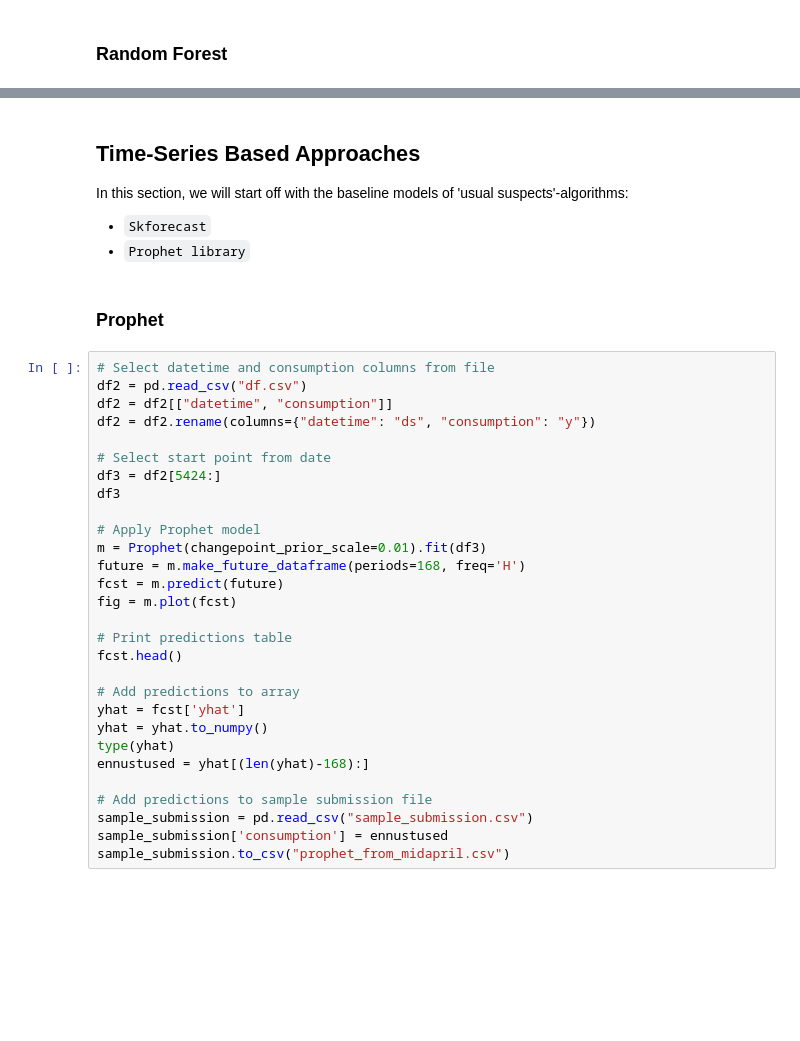
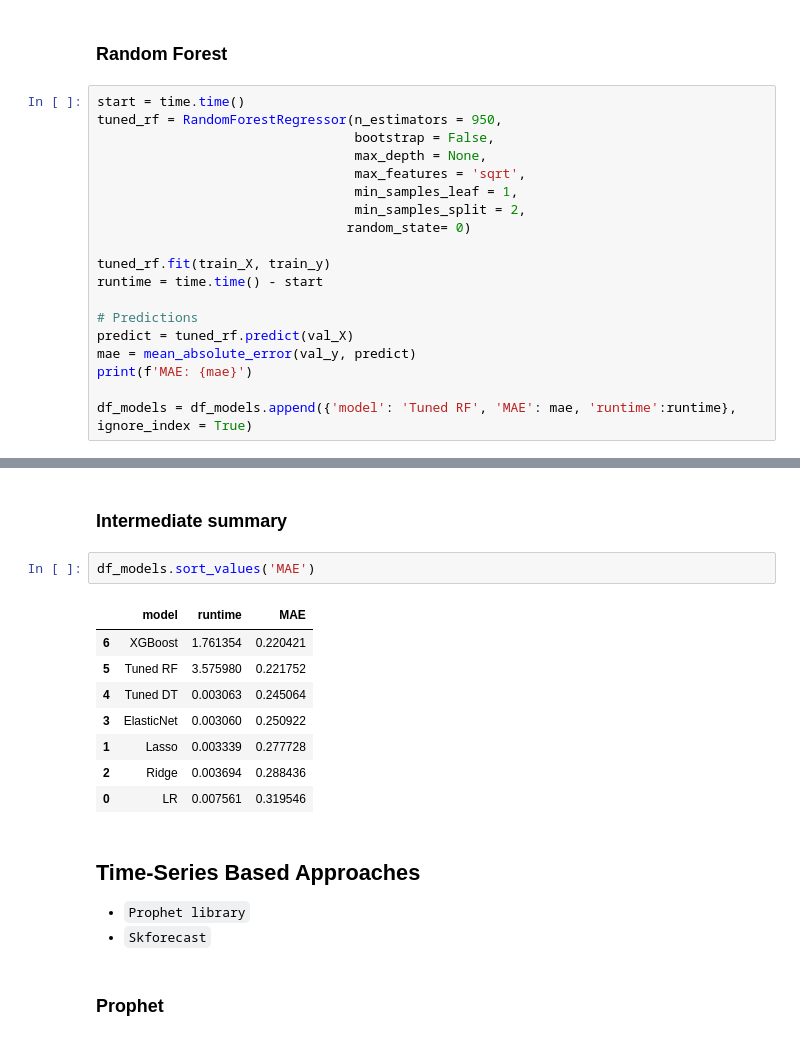
Before and after one commit to qetdr/ML-Electricity-Consumption, a Jupyter notebook: 0_CompleteNotebook.ipynb, the cells around one changed output, grey strips where cells are left out. Saved outputs shown, nothing was run; the diff lists cells and outputs as text; blank space fills up the shorter version.

```diff
--- a/0_CompleteNotebook.ipynb
+++ b/0_CompleteNotebook.ipynb
@@ -526,2 +582,21 @@ df_models.sort_values('MAE', ascending = True)
 # %% [markdown]
 ### Random Forest
+# %%
+start = time.time()
+tuned_rf = RandomForestRegressor(n_estimators = 950,
+                                 bootstrap = False,
+                                 max_depth = None,
+                                 max_features = 'sqrt',
+                                 min_samples_leaf = 1,
+                                 min_samples_split = 2,
+                                random_state= 0)
+
+tuned_rf.fit(train_X, train_y)
+runtime = time.time() - start
+
+# Predictions
+predict = tuned_rf.predict(val_X)
+mae = mean_absolute_error(val_y, predict)
+print(f'MAE: {mae}')
+
+df_models = df_models.append({'model': 'Tuned RF', 'MAE': mae, 'runtime':runtime}, ignore_index = True)
@@ -528,36 +626,20 @@ df_models.sort_values('MAE', ascending = True)
+# %% [markdown]
+### Intermediate summary
+# %%
+df_models.sort_values('MAE')
+# %% [output]
+|  | model | runtime | MAE |
+| 6 | XGBoost | 1.761354 | 0.220421 |
+| 5 | Tuned RF | 3.575980 | 0.221752 |
+| 4 | Tuned DT | 0.003063 | 0.245064 |
+| 3 | ElasticNet | 0.003060 | 0.250922 |
+| 1 | Lasso | 0.003339 | 0.277728 |
+| 2 | Ridge | 0.003694 | 0.288436 |
+| 0 | LR | 0.007561 | 0.319546 |
 # %% [markdown]
 ## Time-Series Based Approaches
-In this section, we will start off with the baseline models of 'usual suspects'-algorithms:
+
+- `Prophet library`
 - `Skforecast`
-- `Prophet library`
 # %% [markdown]
 ### Prophet
-# %%
-# Select datetime and consumption columns from file
-df2 = pd.read_csv("df.csv")
-df2 = df2[["datetime", "consumption"]]
-df2 = df2.rename(columns={"datetime": "ds", "consumption": "y"})
-
-# Select start point from date
-df3 = df2[5424:]
-df3
-
-# Apply Prophet model
-m = Prophet(changepoint_prior_scale=0.01).fit(df3)
-future = m.make_future_dataframe(periods=168, freq='H')
-fcst = m.predict(future)
-fig = m.plot(fcst)
-
-# Print predictions table
-fcst.head()
-
-# Add predictions to array
-yhat = fcst['yhat']
-yhat = yhat.to_numpy()
-type(yhat)
-ennustused = yhat[(len(yhat)-168):]
-
-# Add predictions to sample submission file
-sample_submission = pd.read_csv("sample_submission.csv")
-sample_submission['consumption'] = ennustused
-sample_submission.to_csv("prophet_from_midapril.csv")
```
Also changed, not shown: parts of 58 cells of this notebook.
